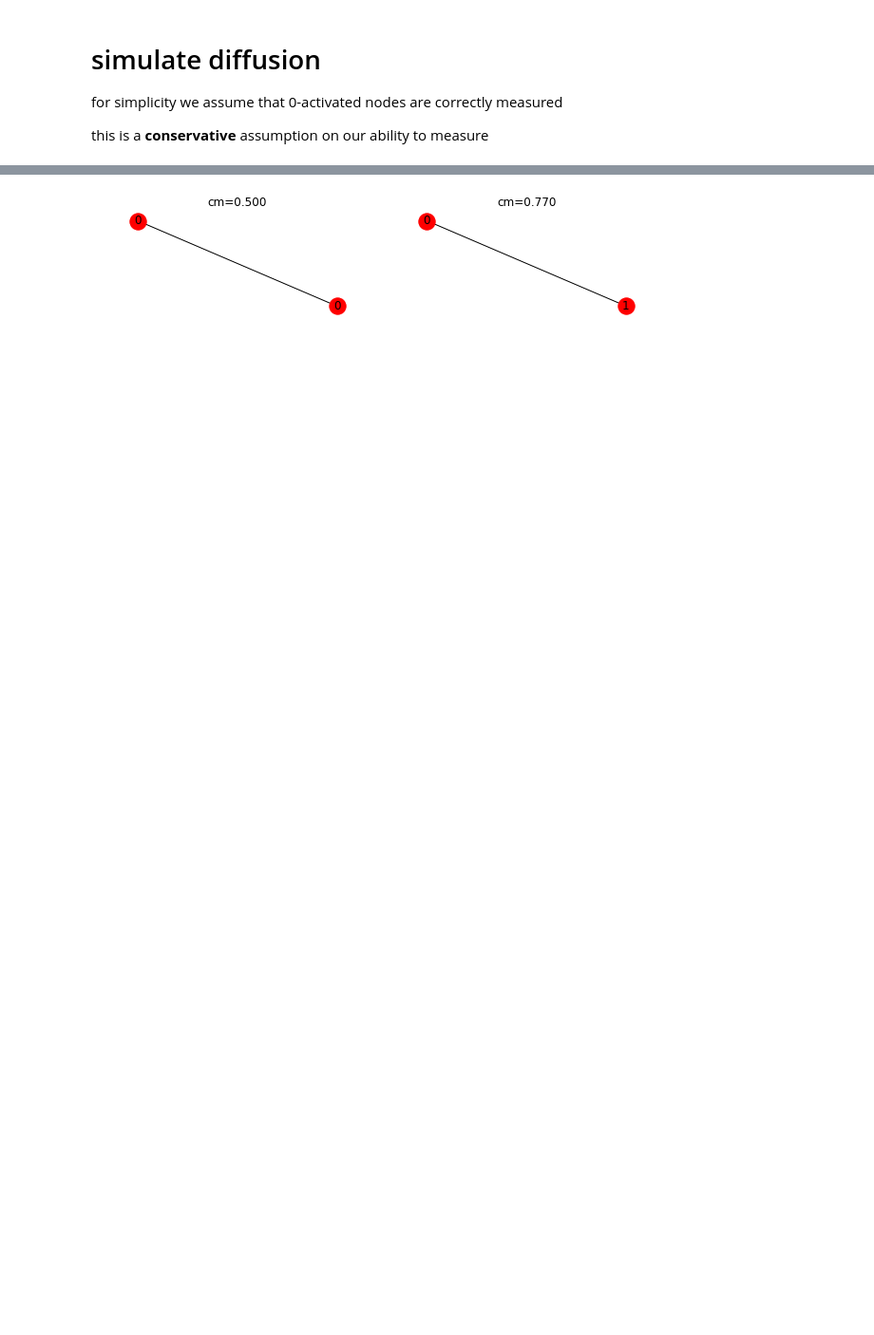
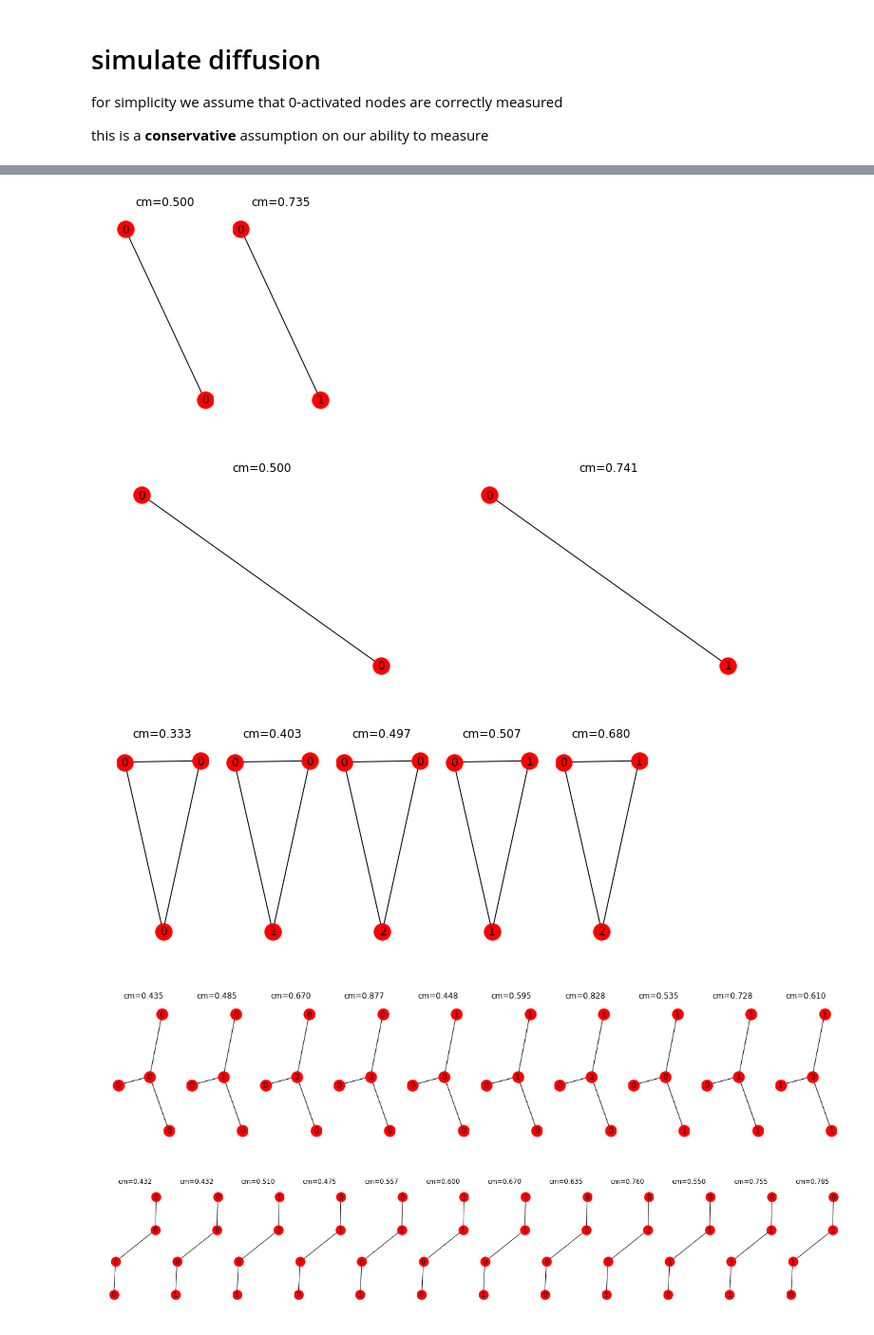
Before and after one commit to georgeberry/thresholds, a Jupyter notebook: simulation/python/small_graph_inventory.ipynb, the cells around one changed output, grey strips where cells are left out. Shown at 95% size. Cells and saved outputs as stored; diff of their text form; code cells hidden in the pictures; blank space fills up the shorter version.

```diff
--- a/simulation/python/small_graph_inventory.ipynb
+++ b/simulation/python/small_graph_inventory.ipynb
@@ -83,8 +64,9 @@ the set of thresholds `t_|a| in T` where `|a|` is the number of nodes in `a` and
 # %%
 atlas = graph_atlas_g()
 # all graphs up to size 4
-A = [x for x in atlas if x.number_of_nodes() <= 4]
+A = [x for x in atlas if 2 <= x.order() <= 4 and nx.is_connected(x)]
 
+# all non-isomorphic graphs from A labeled with thresholds
 S = []
 
 nm = iso.categorical_node_match('th', -1)
@@ -92,7 +74,7 @@ nm = iso.categorical_node_match('th', -1)
 for a in A:
     n_a = len(a)
     for t in itertools.product(range(n_a), repeat=n_a):
-        g = a.copy()
+        g = a
         for idx, th in enumerate(t):
             g.node[idx]['th'] = th
             g.node[idx]['active'] = False
@@ -100,9 +82,12 @@ for a in A:
             if nx.is_isomorphic(g, s, node_match=nm):
                 break
         else:
-            S.append(g)
+            S.append(deepcopy(g))
 # %%
 def does_saturate(graph):
+    """
+    If all nodes activate in the graph, return True
+    """
     n = graph.number_of_nodes()
     inactive_node_set = set(graph.node.keys())
     checked_no_activation_node_set = set()
@@ -124,6 +109,7 @@ def does_saturate(graph):
         else:
             checked_no_activation_node_set.add(to_check)
 
+# graphs, non-isomorphic on nodes+edges+thresholds, which saturate
 accepted_graphs = []
 
 for s in S:
@@ -229,0 +201,15 @@ tetrad_six_edge = [
+# %%
+# accepted graphs has all the info we need
+# order = #nodes, size = #edges
+
+iso_graph_dict = {} # idx: [graphs]
+
+for graph in accepted_graphs:
+    for idx, graph_list in iso_graph_dict.items():
+        # if iso, append
+        if nx.is_isomorphic(graph, graph_list[0]):
+            graph_list.append(graph)
+            break
+    else: #if no iso graph found
+        new_idx = len(iso_graph_dict)
+        iso_graph_dict[new_idx] = [graph]
@@ -230,16 +237,20 @@ tetrad_six_edge = [
 # %%
-region = [1, len(all_dyads), 0]
+region = [1, len(iso_graph_dict[0]), 0]
 
 plt.figure(1,figsize=(10,2))
 
-for graph in all_dyads:
+for graph in iso_graph_dict[0]:
     pos=graphviz_layout(graph)
     region[2] += 1
     plt.subplot(*region)
     frac = graph.graph['correct'] / graph.graph['total']
     labs = {x: graph.node[x]['th'] for x in range(graph.number_of_nodes())}
     plt.title("cm={0:.3f}".format(frac))
     nx.draw(graph, pos, labels=labs)
 plt.show()
 # %% [output]
-[figure, old version]
+[figure, new version]
+[figure, added]
+[figure, added]
+[figure, added]
+[figure, added]
```
Also changed, not shown: parts of 30 cells of this notebook, 6 other files.
